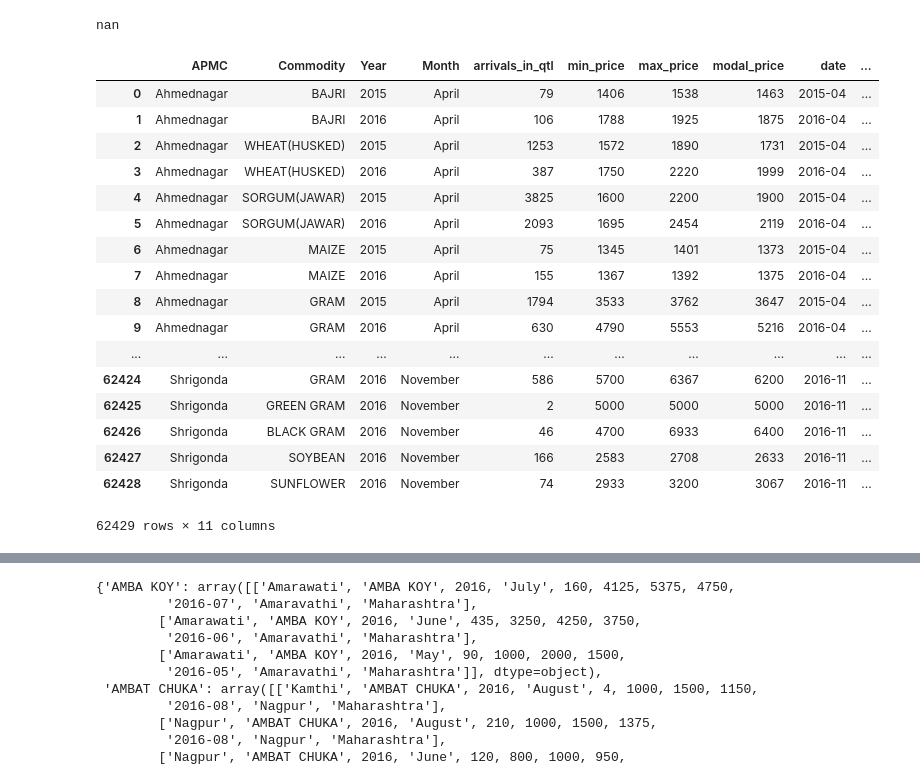
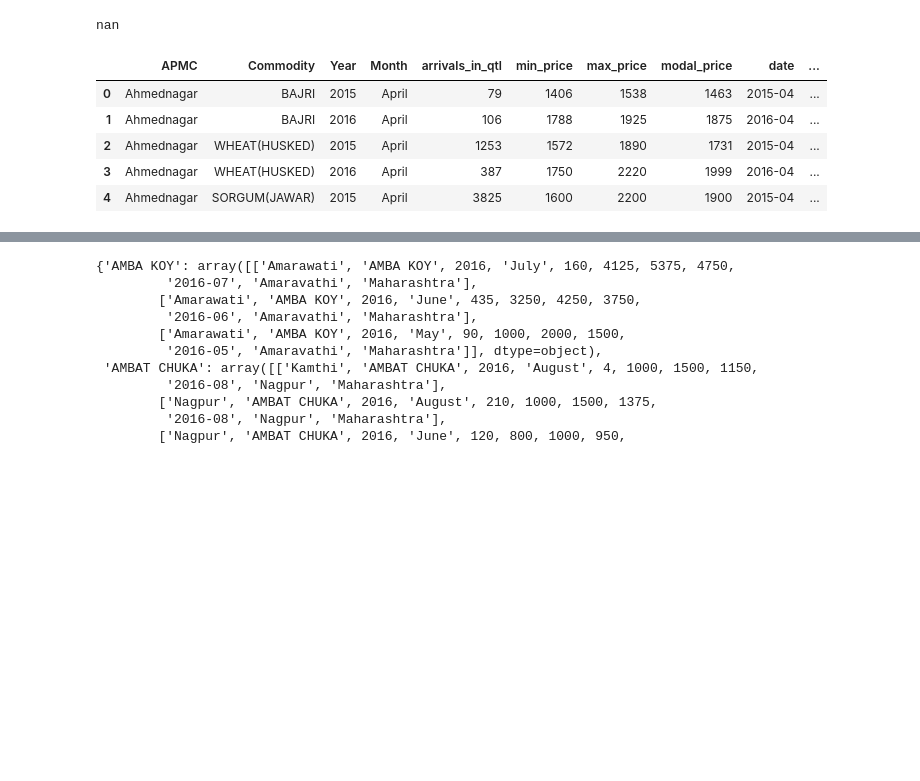
Before and after one commit to kushagragpt99/SocialCops, a Jupyter notebook: Untitled.ipynb, the cells around one changed output, grey strips where cells are left out. Drawn from its saved outputs; the diff is of its cells as text; code cells hidden in the pictures; blank space fills up the shorter version.

```diff
--- a/Untitled.ipynb
+++ b/Untitled.ipynb
@@ -17,23 +17,11 @@ data2=pd.read_csv('Monthly_data_cmo.csv')
 data2['Commodity']=data2['Commodity'].str.upper()
 matrix2=data2.as_matrix()
 # %%
-data2
+data2.head()
 # %% [output]
 |  | APMC | Commodity | Year | Month | arrivals_in_qtl | min_price | max_price | modal_price | date | ... |
 | 0 | Ahmednagar | BAJRI | 2015 | April | 79 | 1406 | 1538 | 1463 | 2015-04 | ... |
 | 1 | Ahmednagar | BAJRI | 2016 | April | 106 | 1788 | 1925 | 1875 | 2016-04 | ... |
 | 2 | Ahmednagar | WHEAT(HUSKED) | 2015 | April | 1253 | 1572 | 1890 | 1731 | 2015-04 | ... |
 | 3 | Ahmednagar | WHEAT(HUSKED) | 2016 | April | 387 | 1750 | 2220 | 1999 | 2016-04 | ... |
 | 4 | Ahmednagar | SORGUM(JAWAR) | 2015 | April | 3825 | 1600 | 2200 | 1900 | 2015-04 | ... |
-| 5 | Ahmednagar | SORGUM(JAWAR) | 2016 | April | 2093 | 1695 | 2454 | 2119 | 2016-04 | ... |
-| 6 | Ahmednagar | MAIZE | 2015 | April | 75 | 1345 | 1401 | 1373 | 2015-04 | ... |
-| 7 | Ahmednagar | MAIZE | 2016 | April | 155 | 1367 | 1392 | 1375 | 2016-04 | ... |
-| 8 | Ahmednagar | GRAM | 2015 | April | 1794 | 3533 | 3762 | 3647 | 2015-04 | ... |
-| 9 | Ahmednagar | GRAM | 2016 | April | 630 | 4790 | 5553 | 5216 | 2016-04 | ... |
-| ... | ... | ... | ... | ... | ... | ... | ... | ... | ... | ... |
-| 62424 | Shrigonda | GRAM | 2016 | November | 586 | 5700 | 6367 | 6200 | 2016-11 | ... |
-| 62425 | Shrigonda | GREEN GRAM | 2016 | November | 2 | 5000 | 5000 | 5000 | 2016-11 | ... |
-| 62426 | Shrigonda | BLACK GRAM | 2016 | November | 46 | 4700 | 6933 | 6400 | 2016-11 | ... |
-| 62427 | Shrigonda | SOYBEAN | 2016 | November | 166 | 2583 | 2708 | 2633 | 2016-11 | ... |
-| 62428 | Shrigonda | SUNFLOWER | 2016 | November | 74 | 2933 | 3200 | 3067 | 2016-11 | ... |
-62429 rows × 11 columns
```
Also changed, not shown: parts of 61 cells of this notebook.
